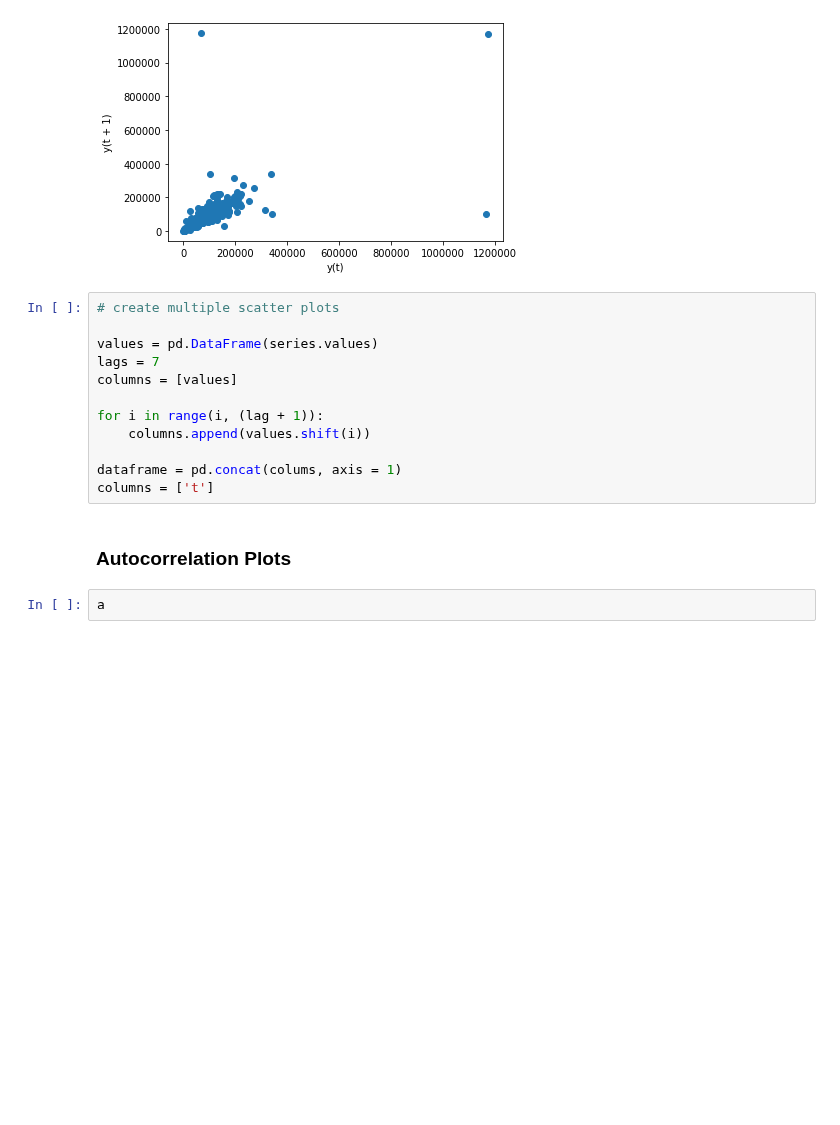
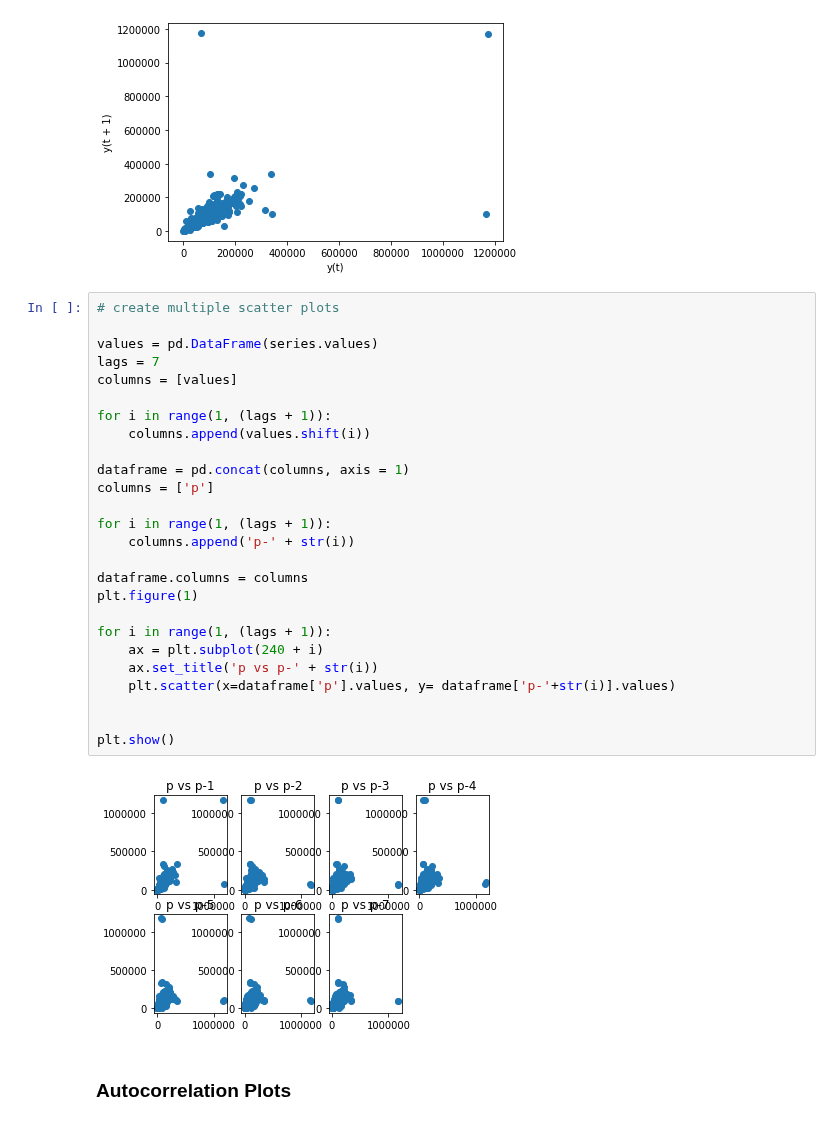
Before and after one commit to ayosamobitade/Time-Series-Analytic-Projects, a Jupyter notebook: forum pageviews/forum pageview.ipynb, the cells around one changed output. Saved outputs shown, nothing was run; the diff lists cells and outputs as text; blank space fills up the shorter version.

```diff
--- a/forum pageviews/forum pageview.ipynb
+++ b/forum pageviews/forum pageview.ipynb
@@ -310,16 +310,30 @@ plt.show()
 # %%
 # create multiple scatter plots
 
 values = pd.DataFrame(series.values)
 lags = 7
 columns = [values]
 
-for i in range(i, (lag + 1)):
+for i in range(1, (lags + 1)):
     columns.append(values.shift(i))
 
-dataframe = pd.concat(colums, axis = 1)
-columns = ['t']
+dataframe = pd.concat(columns, axis = 1)
+columns = ['p']
+
+for i in range(1, (lags + 1)):
+    columns.append('p-' + str(i))
+
+dataframe.columns = columns
+plt.figure(1)
+
+for i in range(1, (lags + 1)):
+    ax = plt.subplot(240 + i)
+    ax.set_title('p vs p-' + str(i))
+    plt.scatter(x=dataframe['p'].values, y= dataframe['p-'+str(i)].values)
+
+
+plt.show()
+# %% [output]
+[figure, added]
 # %% [markdown]
 ### Autocorrelation Plots
-# %%
-a
```
Also changed, not shown: parts of 1 cell of this notebook.
